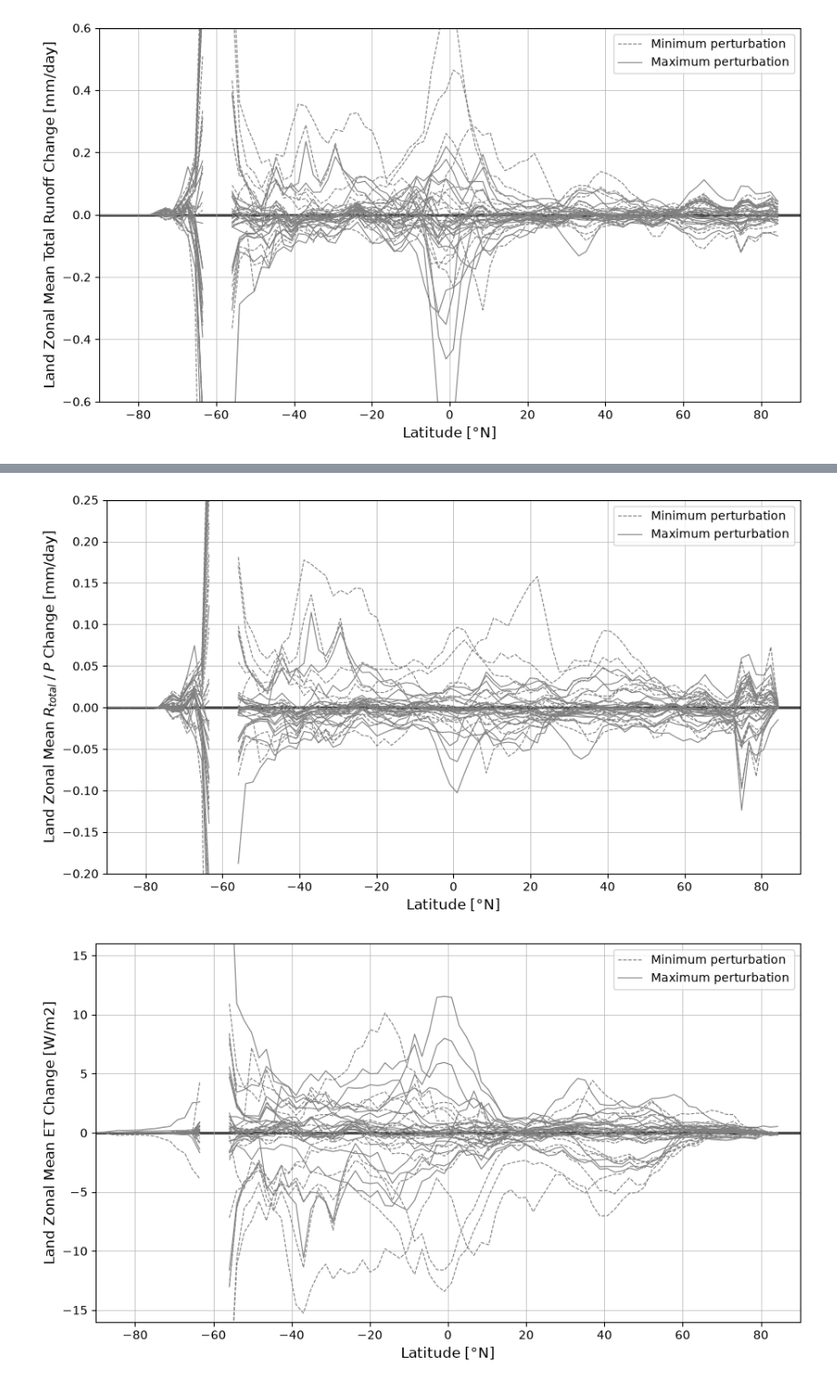
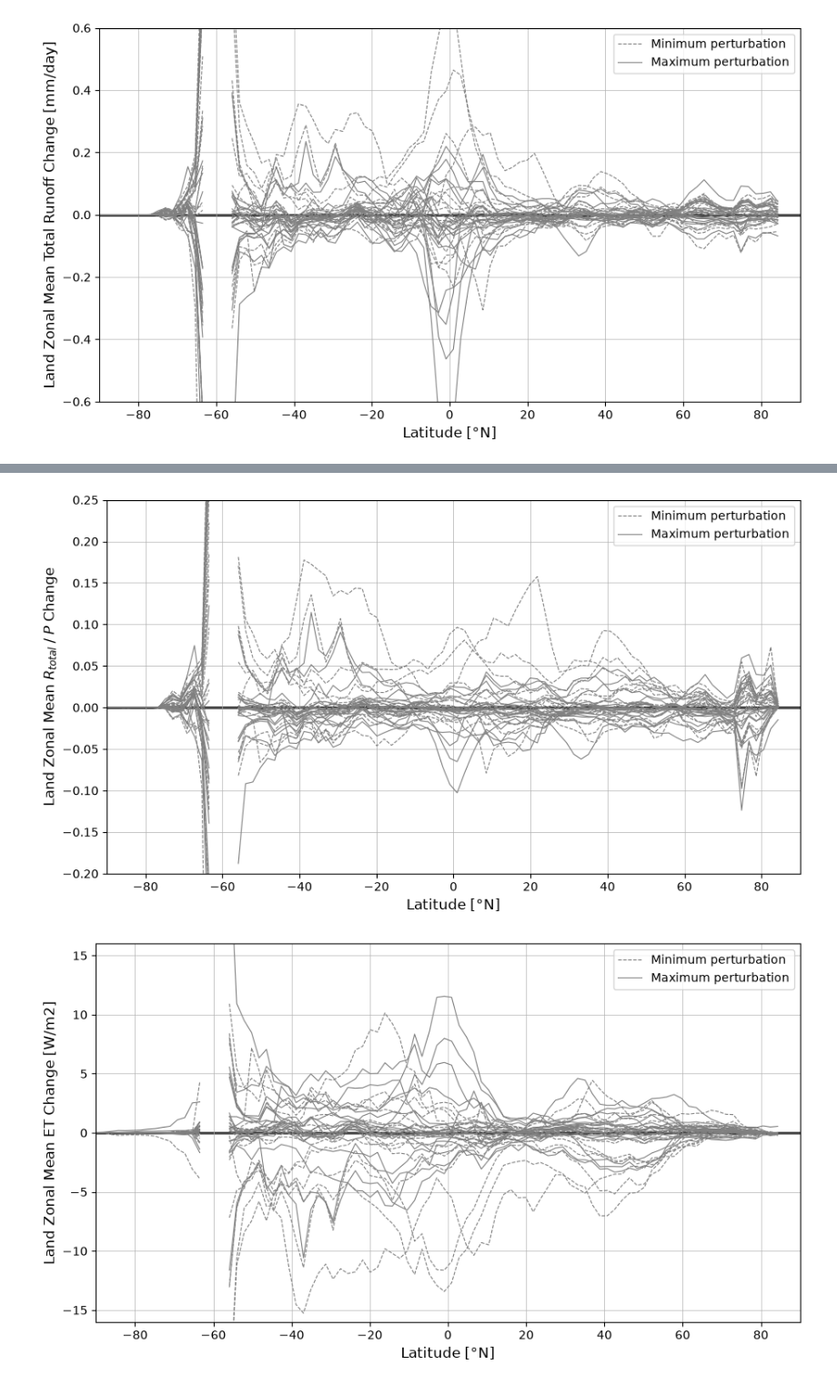
Before and after one commit to bbuchovecky/pi_ppe, a Jupyter notebook: notebooks/runoff-ratio.ipynb, the cells around one changed output, grey strips where cells are left out. Shown at 91% size. Cells and saved outputs as stored; diff of their text form; code cells hidden in the pictures.

```diff
--- a/notebooks/runoff-ratio.ipynb
+++ b/notebooks/runoff-ratio.ipynb
@@ -291,12 +291,12 @@ zonal_mean_spaghetti_plot(
 # %%
 zonal_mean_spaghetti_plot(
     qrunoff_ratio_tm_zm_anom,
-    "Land Zonal Mean $R_{total} \\; / \\; P$ Change [mm/day]",
+    "Land Zonal Mean $R_{total} \\; / \\; P$ Change",
     ylim=[-0.2, 0.25],
     save=config.FIG_DIR / "zonal_mean_lines_qrunoff_ratio.png",
 )
 # %% [output]
-[figure, old version]
+[figure, new version]
 # %%
 zonal_mean_spaghetti_plot(
     et_tm_zm_anom,
```
Also changed, not shown: parts of 3 cells of this notebook.
